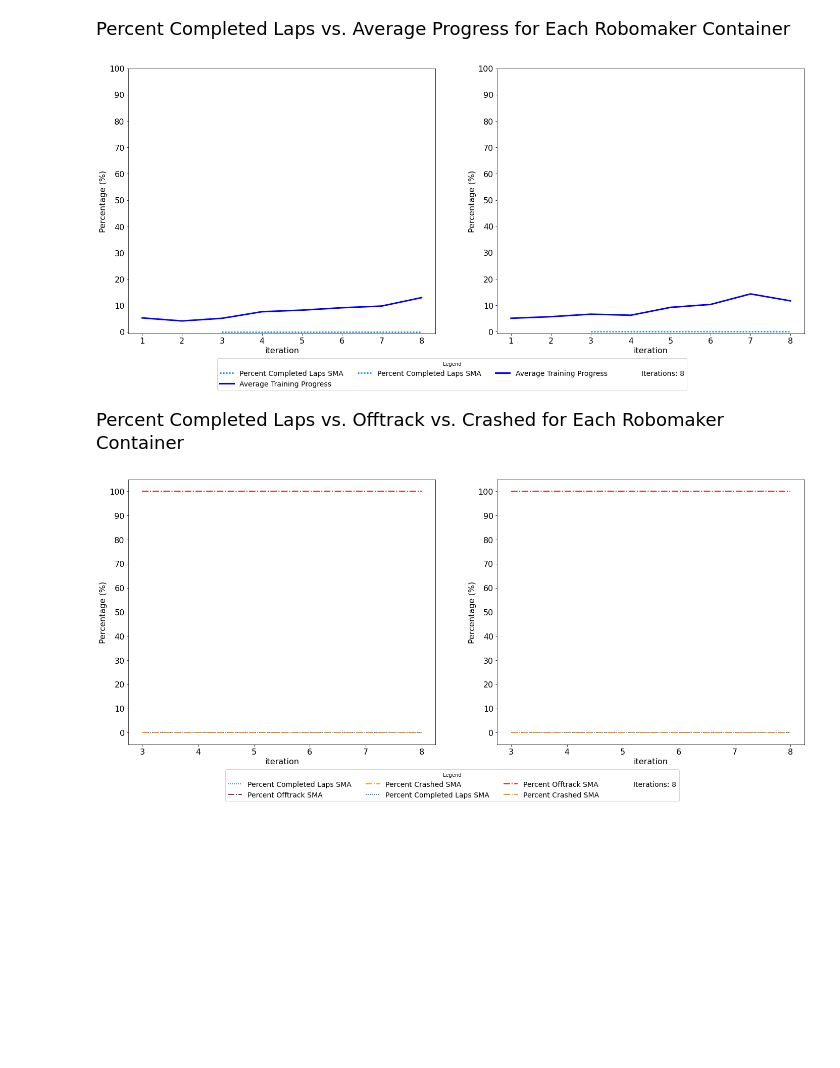
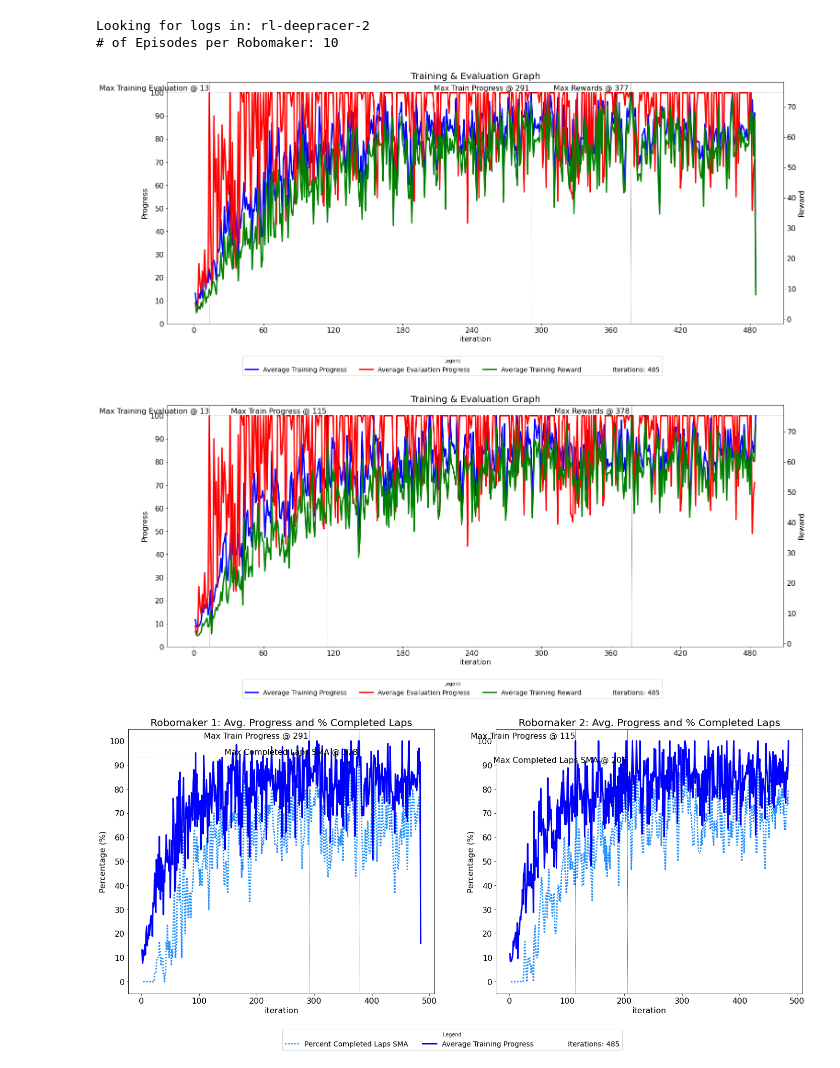
Before and after one commit to nattliang/Deepracer-Local-Analysis, a Jupyter notebook: Logs_Analysis.ipynb, the cells around one changed output. Cells and saved outputs as stored; diff of their text form; code cells hidden in the pictures; blank space fills up the shorter version.

```diff
--- a/Logs_Analysis.ipynb
+++ b/Logs_Analysis.ipynb
@@ -296,12 +17,0 @@ plot_training_graph(sim_df_iterations2, sim_df_iterations_E)
-# %% [markdown]
-<font size="4">Percent Completed Laps vs. Average Progress for Each Robomaker Container</font>
-# %%
-plot_pct_competed_laps(sim_df_iterations1, sim_df_iterations2)
-# %% [output]
-[figure, removed]
-# %% [markdown]
-<font size="4">Percent Completed Laps vs. Offtrack vs. Crashed for Each Robomaker Container</font>
-# %%
-episode_end_status(sim_df_iterations1, sim_df_iterations2)
-# %% [output]
-[figure, removed]
@@ -307,0 +20,8 @@ episode_end_status(sim_df_iterations1, sim_df_iterations2)
+# %%
+run_analysis()
+# %% [output]
+Looking for logs in: rl-deepracer-2
+# of Episodes per Robomaker: 10
+[figure, added]
+[figure, added]
+[figure, added]
```
Also changed, not shown: parts of 26 cells of this notebook, 1 other file.
